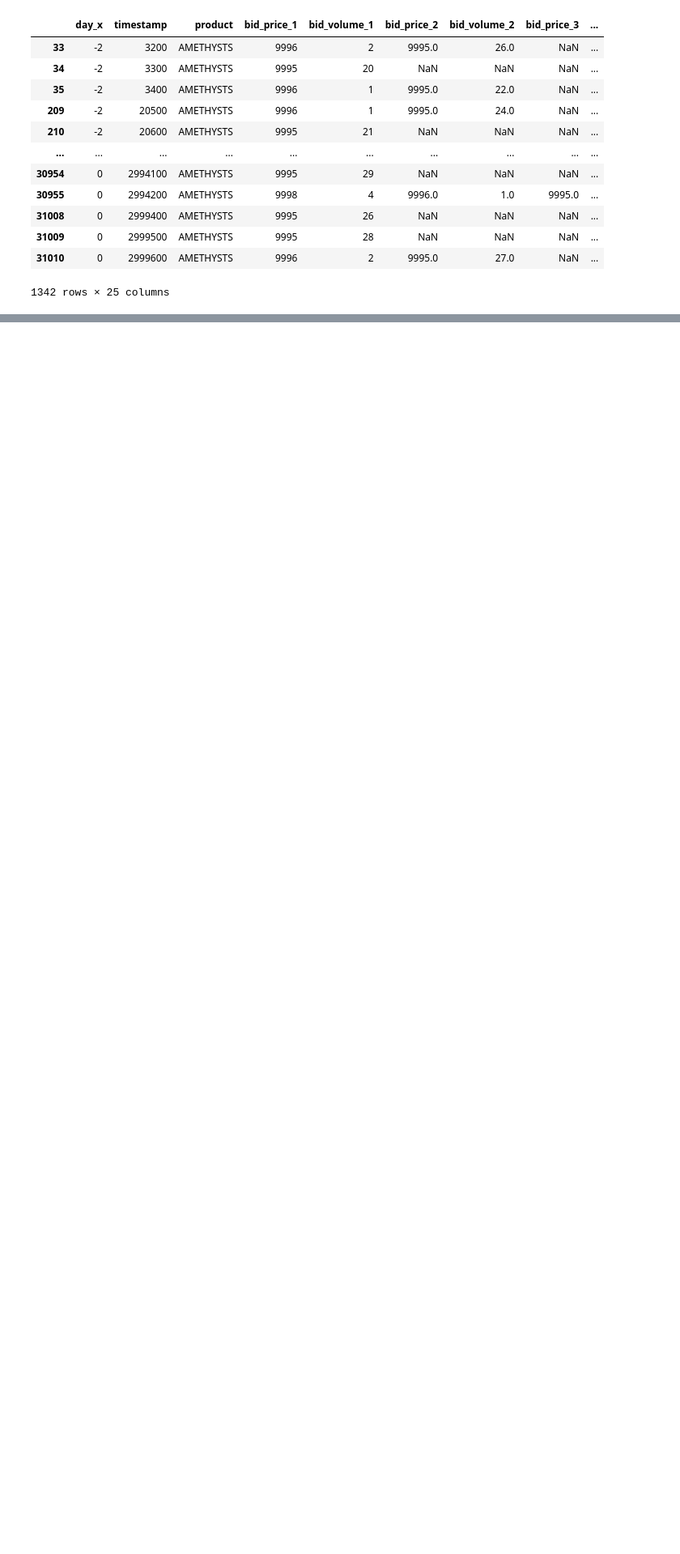
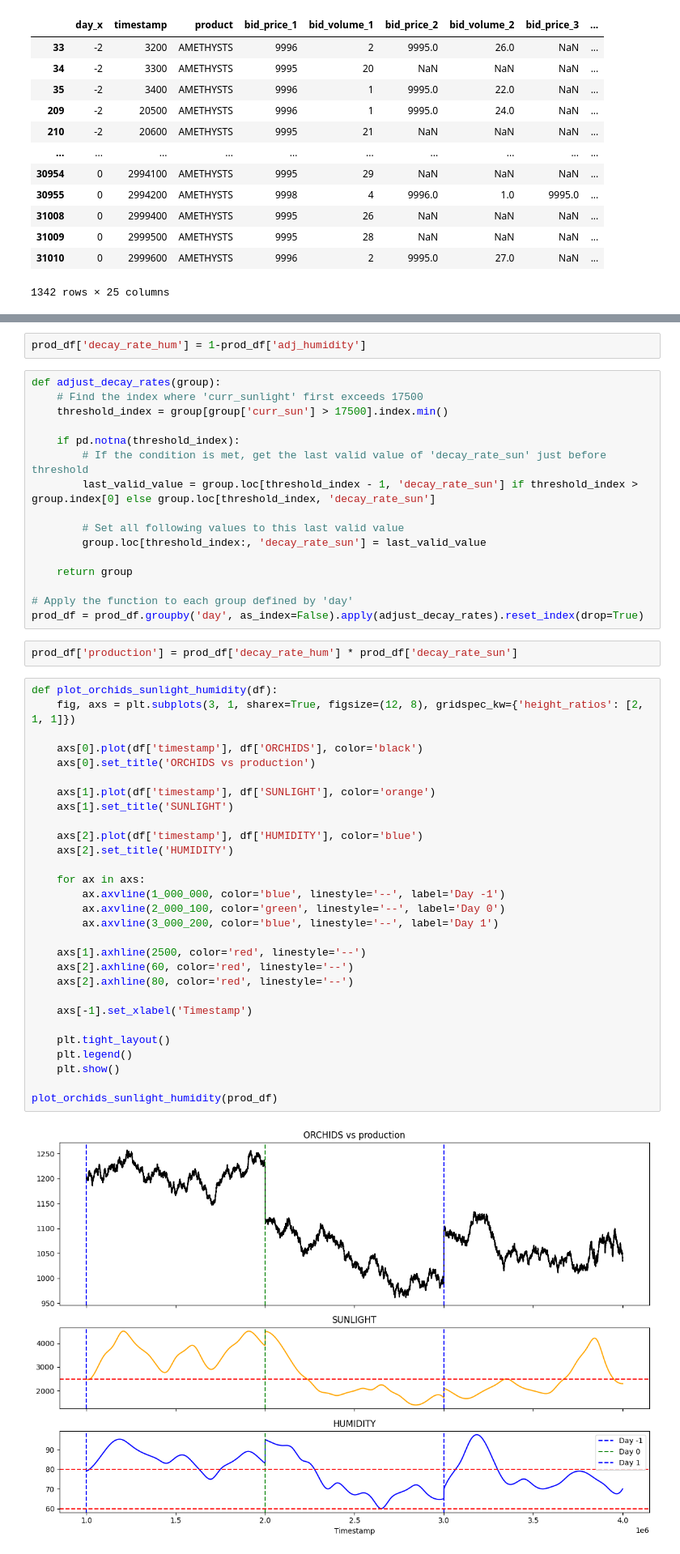
Before and after one commit to felixpoirier1/Prosperity, a Jupyter notebook: test.ipynb, the cells around one changed output, grey strips where cells are left out. Shown at 81% size. Saved outputs shown, nothing was run; the diff lists cells and outputs as text; blank space fills up the shorter version.

```diff
--- a/test.ipynb
+++ b/test.ipynb
@@ -1789,0 +1818,51 @@ merged_am[((merged_am['timestamp'].isin(am_time)) | (merged_am['timestamp'].isin
+# %%
+prod_df['decay_rate_hum'] = 1-prod_df['adj_humidity']
+# %%
+def adjust_decay_rates(group):
+    # Find the index where 'curr_sunlight' first exceeds 17500
+    threshold_index = group[group['curr_sun'] > 17500].index.min()
+
+    if pd.notna(threshold_index):
+        # If the condition is met, get the last valid value of 'decay_rate_sun' just before threshold
+        last_valid_value = group.loc[threshold_index - 1, 'decay_rate_sun'] if threshold_index > group.index[0] else group.loc[threshold_index, 'decay_rate_sun']
+
+        # Set all following values to this last valid value
+        group.loc[threshold_index:, 'decay_rate_sun'] = last_valid_value
+
+    return group
+
+# Apply the function to each group defined by 'day'
+prod_df = prod_df.groupby('day', as_index=False).apply(adjust_decay_rates).reset_index(drop=True)
+# %%
+prod_df['production'] = prod_df['decay_rate_hum'] * prod_df['decay_rate_sun']
+# %%
+def plot_orchids_sunlight_humidity(df):
+    fig, axs = plt.subplots(3, 1, sharex=True, figsize=(12, 8), gridspec_kw={'height_ratios': [2, 1, 1]})
+
+    axs[0].plot(df['timestamp'], df['ORCHIDS'], color='black')
+    axs[0].set_title('ORCHIDS vs production')
+
+    axs[1].plot(df['timestamp'], df['SUNLIGHT'], color='orange')
+    axs[1].set_title('SUNLIGHT')
+
+    axs[2].plot(df['timestamp'], df['HUMIDITY'], color='blue')
+    axs[2].set_title('HUMIDITY')
+
+    for ax in axs:
+        ax.axvline(1_000_000, color='blue', linestyle='--', label='Day -1')
+        ax.axvline(2_000_100, color='green', linestyle='--', label='Day 0')
+        ax.axvline(3_000_200, color='blue', linestyle='--', label='Day 1')
+
+    axs[1].axhline(2500, color='red', linestyle='--')
+    axs[2].axhline(60, color='red', linestyle='--')
+    axs[2].axhline(80, color='red', linestyle='--')
+
+    axs[-1].set_xlabel('Timestamp')
+
+    plt.tight_layout()
+    plt.legend()
+    plt.show()
+
+plot_orchids_sunlight_humidity(prod_df)
+# %% [output]
+[figure, added]
```
Also changed, not shown: parts of 16 cells of this notebook, 1 other file.
